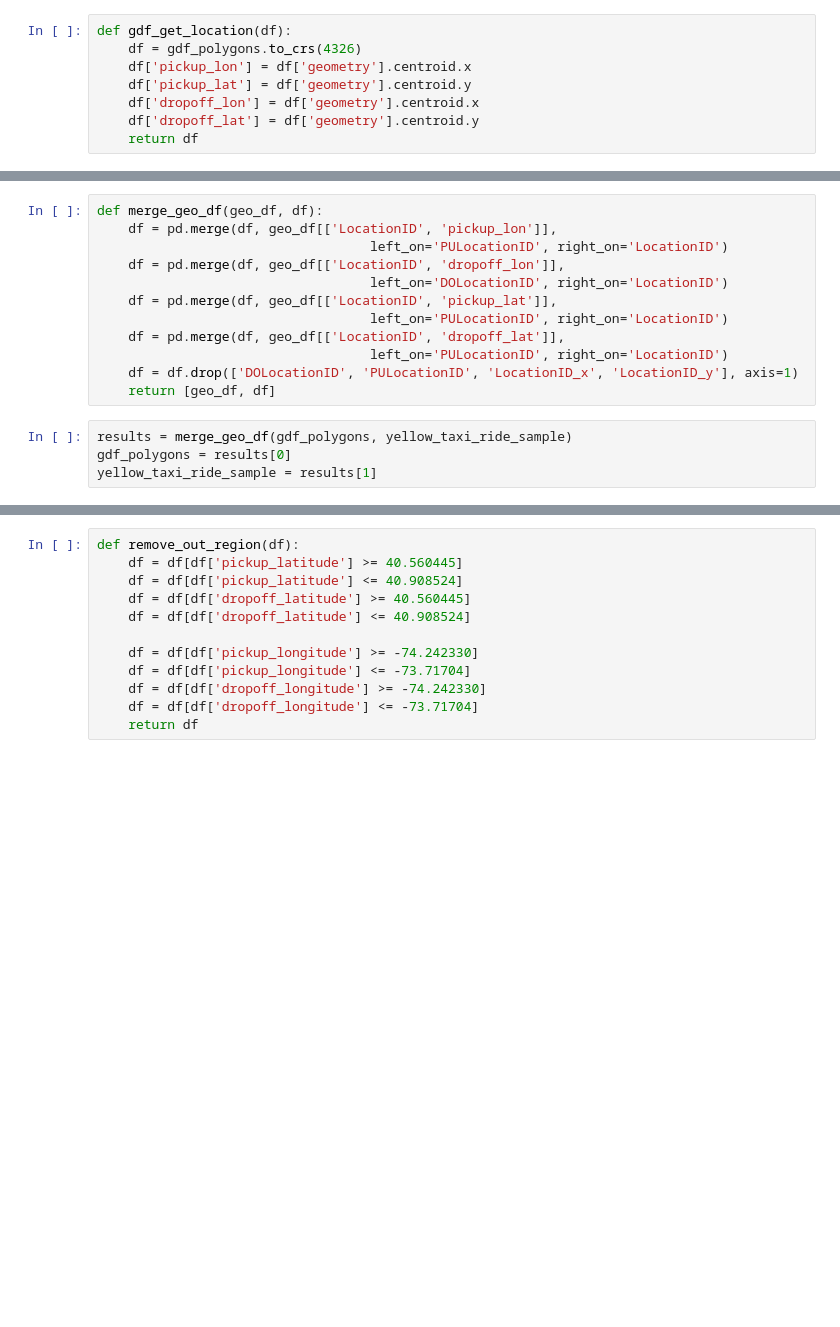
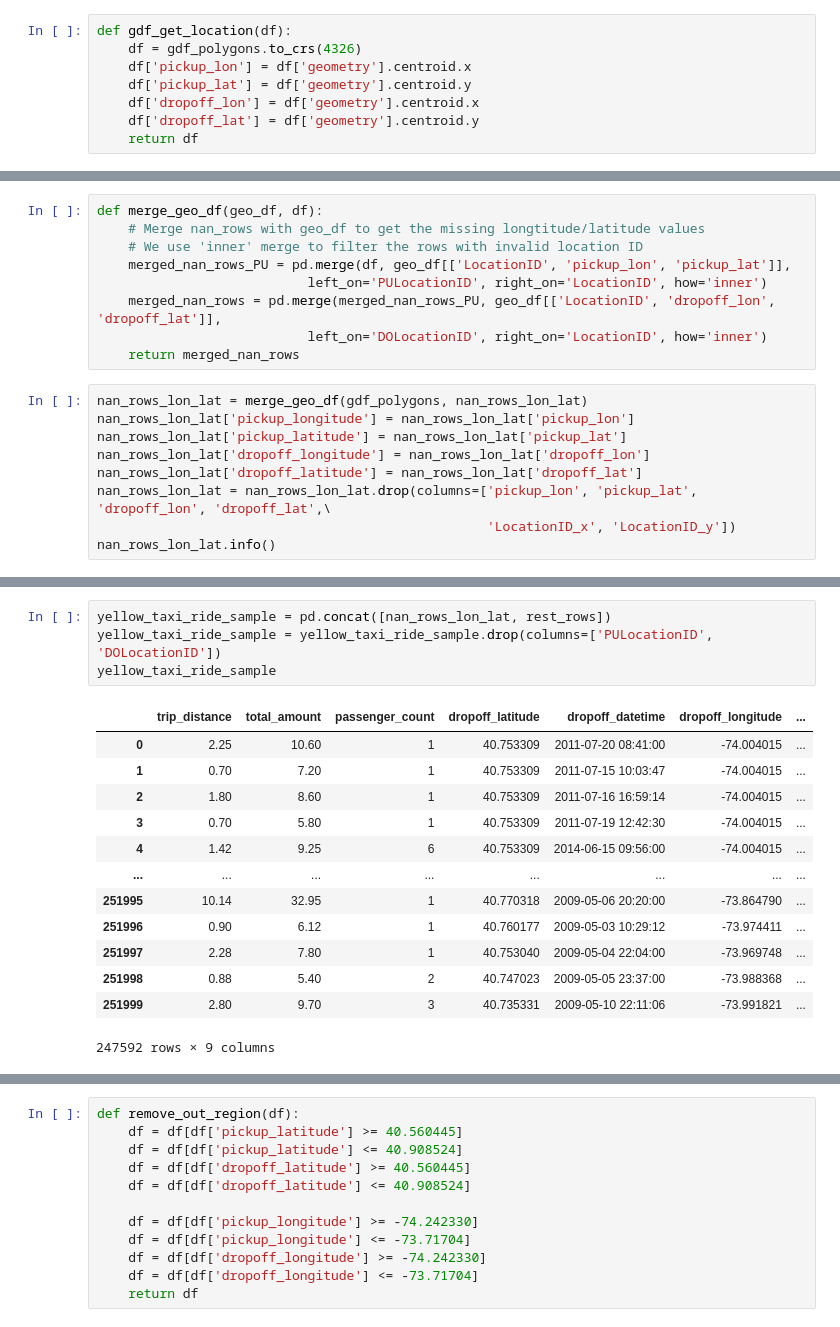
Before and after one commit to victoriasshu/final_project, a Jupyter notebook: Project.ipynb, the cells around one changed output, grey strips where cells are left out. Drawn from its saved outputs; the diff is of its cells as text; blank space fills up the shorter version.

```diff
--- a/Project.ipynb
+++ b/Project.ipynb
@@ -194,16 +386,0 @@ gdf_polygons
-# %%
-def merge_geo_df(geo_df, df):
-    df = pd.merge(df, geo_df[['LocationID', 'pickup_lon']],
-                                   left_on='PULocationID', right_on='LocationID')
-    df = pd.merge(df, geo_df[['LocationID', 'dropoff_lon']],
-                                   left_on='DOLocationID', right_on='LocationID')
-    df = pd.merge(df, geo_df[['LocationID', 'pickup_lat']],
-                                   left_on='PULocationID', right_on='LocationID')
-    df = pd.merge(df, geo_df[['LocationID', 'dropoff_lat']],
-                                   left_on='PULocationID', right_on='LocationID')
-    df = df.drop(['DOLocationID', 'PULocationID', 'LocationID_x', 'LocationID_y'], axis=1)
-    return [geo_df, df]
-# %%
-results = merge_geo_df(gdf_polygons, yellow_taxi_ride_sample)
-gdf_polygons = results[0]
-yellow_taxi_ride_sample = results[1]
@@ -295,0 +387,18 @@ dtype: int64
+# %%
+def merge_geo_df(geo_df, df):
+    # Merge nan_rows with geo_df to get the missing longtitude/latitude values
+    # We use 'inner' merge to filter the rows with invalid location ID
+    merged_nan_rows_PU = pd.merge(df, geo_df[['LocationID', 'pickup_lon', 'pickup_lat']],
+                           left_on='PULocationID', right_on='LocationID', how='inner')
+    merged_nan_rows = pd.merge(merged_nan_rows_PU, geo_df[['LocationID', 'dropoff_lon', 'dropoff_lat']],
+                           left_on='DOLocationID', right_on='LocationID', how='inner')
+    return merged_nan_rows
+# %%
+nan_rows_lon_lat = merge_geo_df(gdf_polygons, nan_rows_lon_lat)
+nan_rows_lon_lat['pickup_longitude'] = nan_rows_lon_lat['pickup_lon']
+nan_rows_lon_lat['pickup_latitude'] = nan_rows_lon_lat['pickup_lat']
+nan_rows_lon_lat['dropoff_longitude'] = nan_rows_lon_lat['dropoff_lon']
+nan_rows_lon_lat['dropoff_latitude'] = nan_rows_lon_lat['dropoff_lat']
+nan_rows_lon_lat = nan_rows_lon_lat.drop(columns=['pickup_lon', 'pickup_lat', 'dropoff_lon', 'dropoff_lat',\
+                                                  'LocationID_x', 'LocationID_y'])
+nan_rows_lon_lat.info()
@@ -296 +424,19 @@ dtype: int64
+# %%
+yellow_taxi_ride_sample = pd.concat([nan_rows_lon_lat, rest_rows])
+yellow_taxi_ride_sample = yellow_taxi_ride_sample.drop(columns=['PULocationID', 'DOLocationID'])
+yellow_taxi_ride_sample
+# %% [output]
+|  | trip_distance | total_amount | passenger_count | dropoff_latitude | dropoff_datetime | dropoff_longitude | ... |
+| 0 | 2.25 | 10.60 | 1 | 40.753309 | 2011-07-20 08:41:00 | -74.004015 | ... |
+| 1 | 0.70 | 7.20 | 1 | 40.753309 | 2011-07-15 10:03:47 | -74.004015 | ... |
+| 2 | 1.80 | 8.60 | 1 | 40.753309 | 2011-07-16 16:59:14 | -74.004015 | ... |
+| 3 | 0.70 | 5.80 | 1 | 40.753309 | 2011-07-19 12:42:30 | -74.004015 | ... |
+| 4 | 1.42 | 9.25 | 6 | 40.753309 | 2014-06-15 09:56:00 | -74.004015 | ... |
+| ... | ... | ... | ... | ... | ... | ... | ... |
+| 251995 | 10.14 | 32.95 | 1 | 40.770318 | 2009-05-06 20:20:00 | -73.864790 | ... |
+| 251996 | 0.90 | 6.12 | 1 | 40.760177 | 2009-05-03 10:29:12 | -73.974411 | ... |
+| 251997 | 2.28 | 7.80 | 1 | 40.753040 | 2009-05-04 22:04:00 | -73.969748 | ... |
+| 251998 | 0.88 | 5.40 | 2 | 40.747023 | 2009-05-05 23:37:00 | -73.988368 | ... |
+| 251999 | 2.80 | 9.70 | 3 | 40.735331 | 2009-05-10 22:11:06 | -73.991821 | ... |
+247592 rows × 9 columns
 # %%
```
Also changed, not shown: parts of 99 cells of this notebook.
